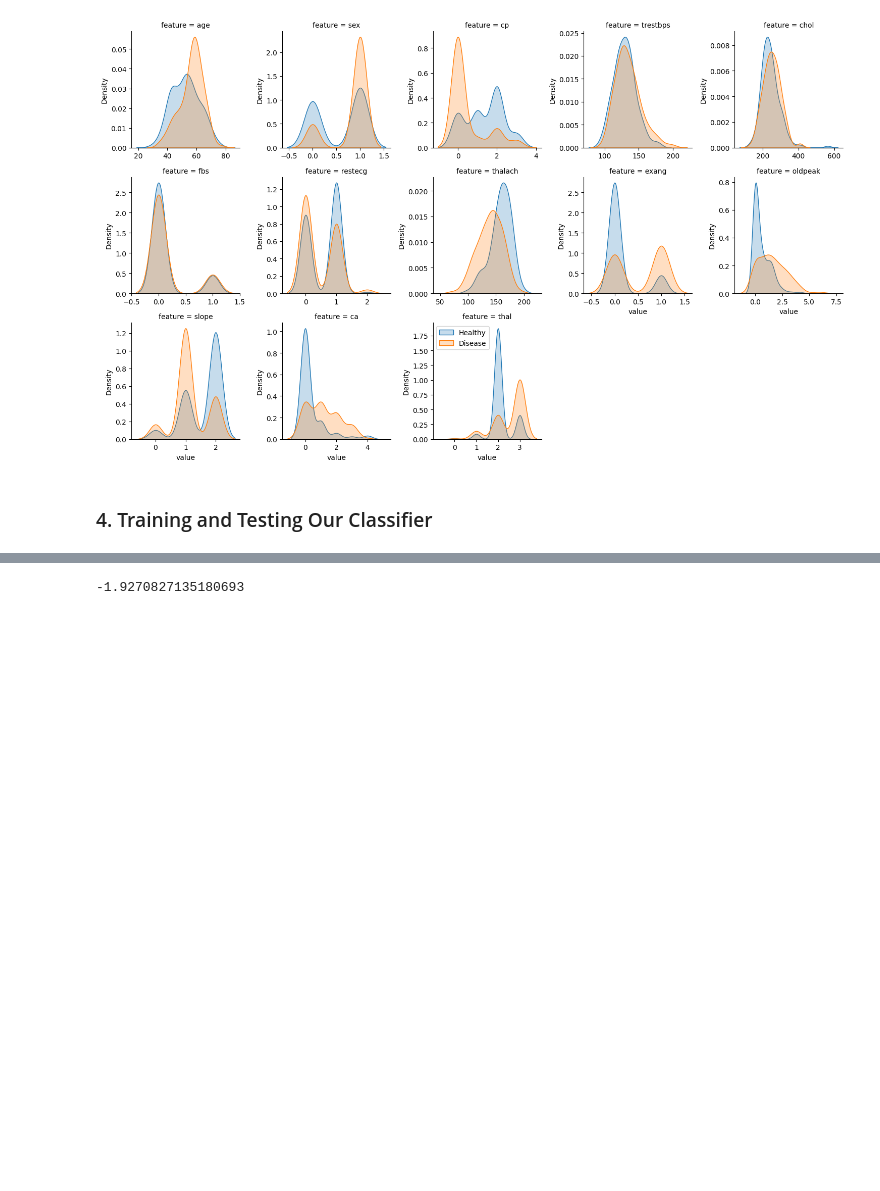
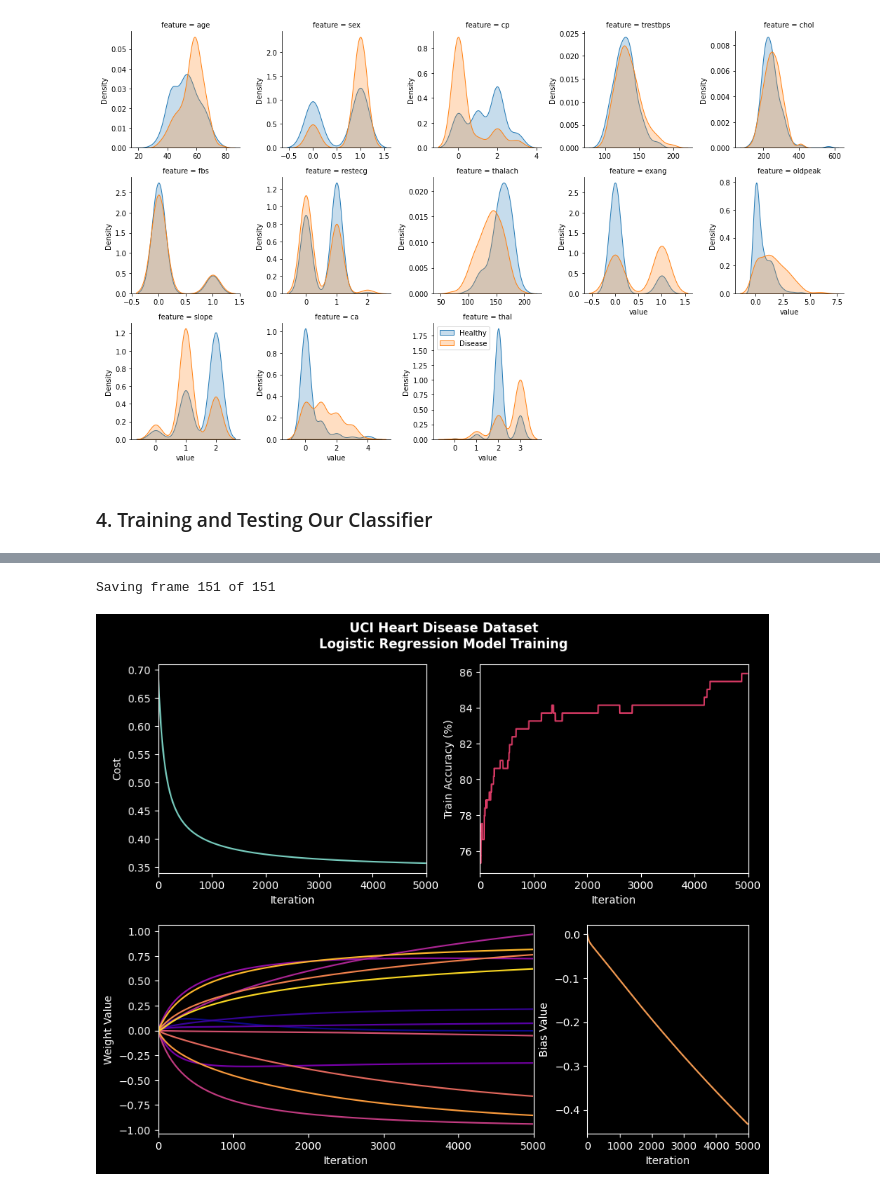
Before and after one commit to JacobBumgarner/learning-repo, a Jupyter notebook: logistic_regression/logistic_regression_walkthrough.ipynb, the cells around one changed output, grey strips where cells are left out. Saved outputs shown, nothing was run; the diff lists cells and outputs as text; code cells hidden in the pictures; blank space fills up the shorter version.

Commit message:
sigmoid function, tf model

```diff
--- a/logistic_regression/logistic_regression_walkthrough.ipynb
+++ b/logistic_regression/logistic_regression_walkthrough.ipynb
@@ -85,14 +84,12 @@ x_test = column_transformer.transform(x_test)
 # %% [markdown]
 ### 4. Training and Testing Our Classifier
 # %%
-from celluloid import Camera
-
 # Create and train the model
 model = LogisticRegression(n_input_features=x_train.shape[-1])
 
 costs, accuracies, weights, bias = model.train(x_train, y_train,
-                    epochs=4000,
-                    learning_rate=0.001,
+                    epochs=5000,
+                    learning_rate=0.01,
                     minibatch_size=None,
                     verbose=True)
 
@@ -106,16 +102,0 @@ Model test prediction accuracy: 88.16%
-# %%
-# create the test:train split
-# x_train, x_test, y_train, y_test = train_test_split(
-#     df, targets, test_size=0.25, random_state=42
-# )
-
-# # number = np.random.choice(300, )
-# # print(x_train.loc[[number]])
-# # print(y_train[number])
-# x = pd.DataFrame(x_train.loc[[number]])
-# x = column_transformer.transform(x)
-points = model.linear_transform(x_test)
-arr = np.array([p[0] for p in points])
-print(arr.min())
-# %% [output]
--1.9270827135180693
@@ -139,0 +103,57 @@ print(arr.min())
+# %%
+save_path = "/Users/jacobbumgarner/Desktop/eg.mov"
+movie_duration = 5  # movie duration in seconds
+fps = 30
+
+# Create the plot
+plt.style.use("dark_background")
+
+fig = plt.figure(figsize=(10, 8))
+fig.suptitle(
+    "UCI Heart Disease Dataset\nLogistic Regression Model Training",
+    y=0.95,
+    weight="bold"
+)
+
+# Create a 2x2 gridspec. We'll use a 2x1 graph space
+gs = fig.add_gridspec(2, 6, hspace=0.25, wspace=1)
+
+ax1 = fig.add_subplot(gs[0, :3])
+ax1.set_xlim(0, costs.shape[0])
+ax1.set_ylabel("Cost")
+ax1.set_xlabel("Iteration")
+ax2 = fig.add_subplot(gs[0, 3:], sharex=ax1)
+ax2.set_ylabel("Train Accuracy (%)")
+ax2.set_xlabel("Iteration")
+ax3 = fig.add_subplot(gs[1, :4], sharex=ax1)
+ax3.set_ylabel("Weight Value")
+ax3.set_xlabel("Iteration")
+ax4 = fig.add_subplot(gs[1, 4:], sharex=ax1)
+ax4.set_ylabel("Bias Value")
+ax4.set_xlabel("Iteration")
+
+# Define the colors for our axes
+cost_color = "#78cdbf"
+accuracy_color = "#d63a64"
+weights_colormap = plt.get_cmap("plasma")
+bias_color = "#f59c53"
+
+camera = Camera(fig)
+frame_density = int(costs.shape[0] / (movie_duration * fps))
+for i in range(0, costs.shape[0], frame_density):
+    ax1.plot(np.arange(0, i), costs[:i], c=cost_color)
+    ax2.plot(np.arange(0, i), accuracies[:i], c=accuracy_color)
+
+    for j in range(model.weights.shape[0]):
+        ax3.plot(np.arange(0, i), weights[j, :i], c=weights_colormap(j/model.weights.shape[0]))
+
+    ax4.plot(np.arange(0, i), bias[:i], c=bias_color)
+
+    camera.snap()
+
+animation = camera.animate()
+animation.save(save_path, dpi=300, fps=fps,
+               progress_callback = lambda i, n: print(f'Saving frame {i} of {int(costs.shape[0]/frame_density)}', end="\r"))
+# %% [output]
+Saving frame 151 of 151
+[figure, added]
```
Also changed, not shown: parts of 7 cells of this notebook, 7 other files.
